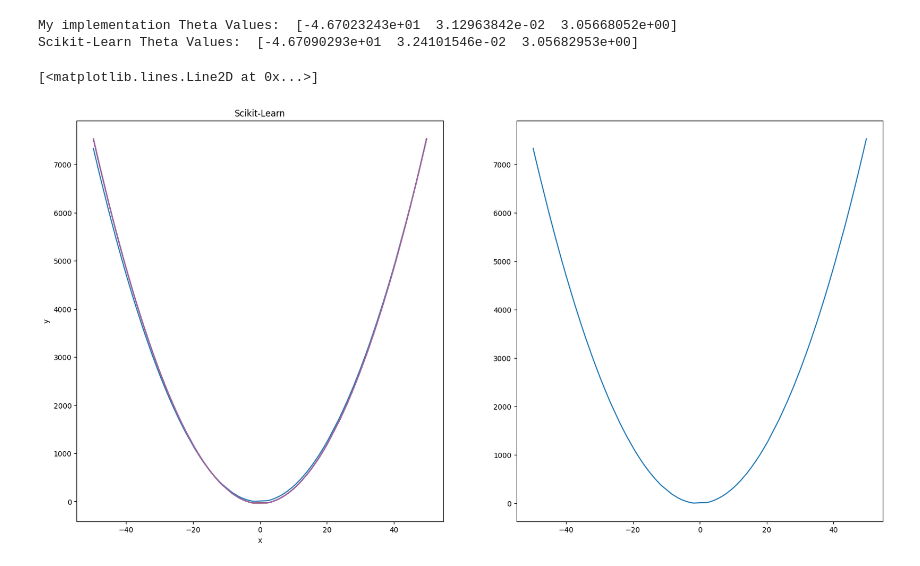
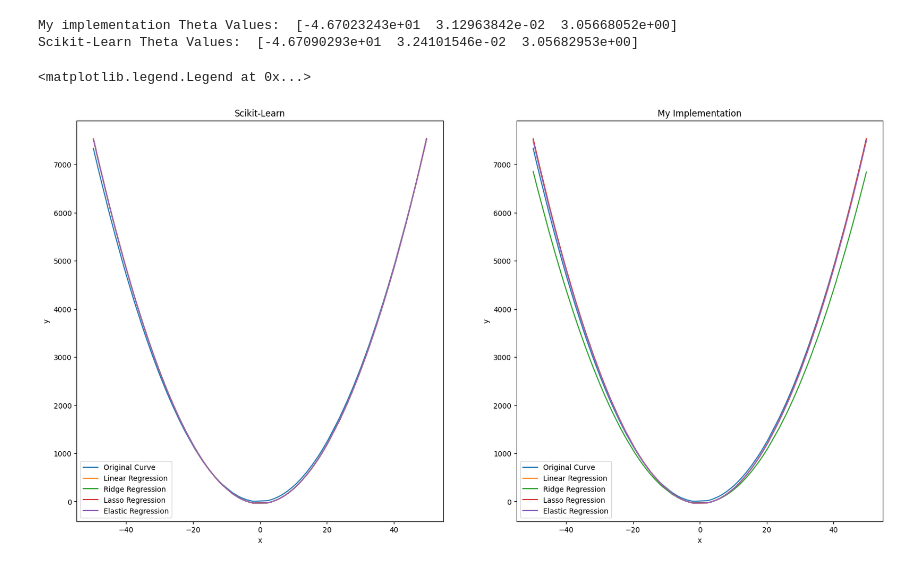
Before and after one commit to richardronyo/ml-experiments, a Jupyter notebook: LinearRegression.ipynb, the cells around one changed output. Drawn from its saved outputs; the diff is of its cells as text; code cells hidden in the pictures.

Commit message:
Final Touches and created a Notebook comparing my implementations with Scikit-Learn 2

```diff
--- a/LinearRegression.ipynb
+++ b/LinearRegression.ipynb
@@ -204,22 +204,24 @@ Scikit-Learn Theta Values:  [-4.67090293e+01  3.24101546e-02  3.05682953e+00]
 # %%
 fig, ax = plt.subplots(1, 2, figsize = (20, 10))
 ax[0].set_title('Scikit-Learn')
 ax[0].set_xlabel('x')
 ax[0].set_ylabel('y')
 ax[0].plot(X_val, y_val, label = 'Original Curve')
 ax[0].plot(X_val, lr_sk_pred, label = 'Linear Regression')
 ax[0].plot(X_val, rr_sk_pred, label = 'Ridge Regression')
 ax[0].plot(X_val, lar_sk_pred, label = 'Lasso Regression')
 ax[0].plot(X_val, er_sk_pred, label = 'Elastic Regression')
+ax[0].legend()
 
-ax[0].set_title('My Implementation')
-ax[0].set_xlabel('x')
-ax[0].set_ylabel('y')
-ax[0].plot(X_val, y_val, label = 'Original Curve')
-ax[0].plot(X_val, lr_pred, label = 'Linear Regression')
-ax[0].plot(X_val, rr_pred, label = 'Ridge Regression')
-ax[0].plot(X_val, lar_pred, label = 'Lasso Regression')
-ax[0].plot(X_val, er_pred, label = 'Elastic Regression')
+ax[1].set_title('My Implementation')
+ax[1].set_xlabel('x')
+ax[1].set_ylabel('y')
+ax[1].plot(X_val, y_val, label = 'Original Curve')
+ax[1].plot(X_val, lr_pred, label = 'Linear Regression')
+ax[1].plot(X_val, rr_pred, label = 'Ridge Regression')
+ax[1].plot(X_val, lar_pred, label = 'Lasso Regression')
+ax[1].plot(X_val, er_pred, label = 'Elastic Regression')
+ax[1].legend()
 # %% [output]
-[<matplotlib.lines.Line2D at 0x...>]
+<matplotlib.legend.Legend at 0x...>
-[figure, old version]
+[figure, new version]
```
